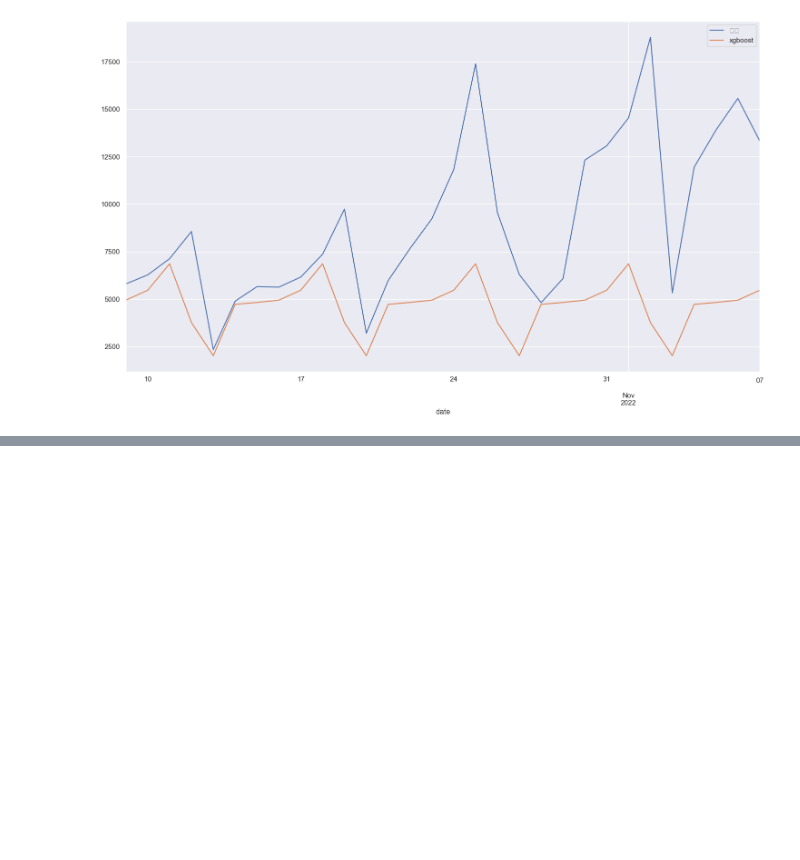
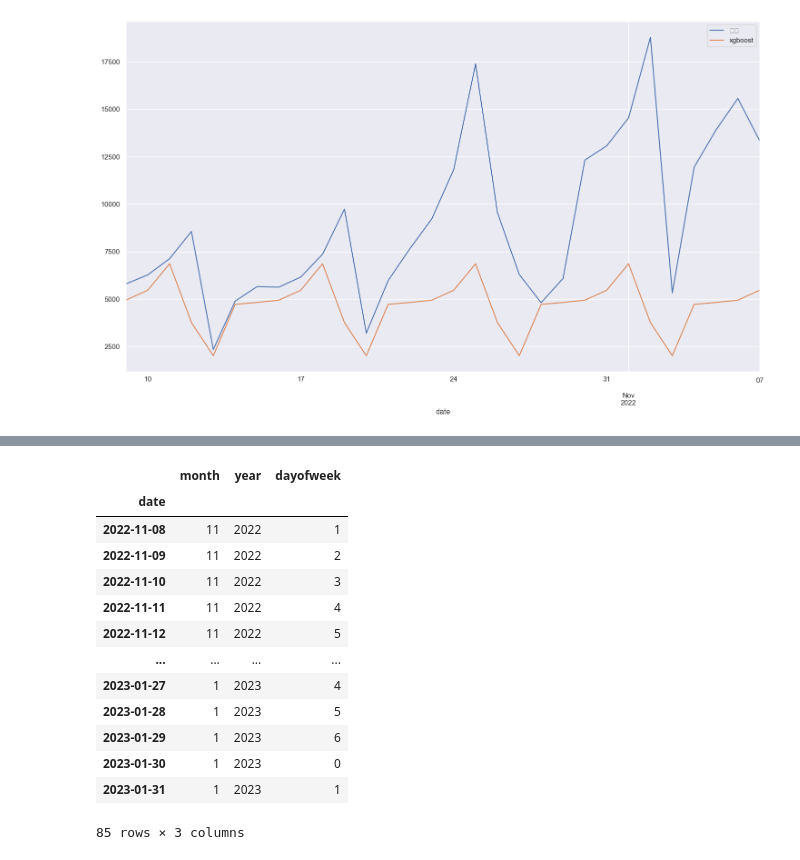
Before and after one commit to L2egg/L2egg, a Jupyter notebook: practice.ipynb, the cells around one changed output, grey strips where cells are left out. Cells and saved outputs as stored; diff of their text form; code cells hidden in the pictures; blank space fills up the shorter version.

```diff
--- a/practice.ipynb
+++ b/practice.ipynb
@@ -644,0 +693,17 @@ get_result(date_4_start, date_4_end, '2022-10-09')
+# %%
+df_pred
+# %% [output]
+|  | month | year | dayofweek |
+| date |  |  |  |
+| 2022-11-08 | 11 | 2022 | 1 |
+| 2022-11-09 | 11 | 2022 | 2 |
+| 2022-11-10 | 11 | 2022 | 3 |
+| 2022-11-11 | 11 | 2022 | 4 |
+| 2022-11-12 | 11 | 2022 | 5 |
+| ... | ... | ... | ... |
+| 2023-01-27 | 1 | 2023 | 4 |
+| 2023-01-28 | 1 | 2023 | 5 |
+| 2023-01-29 | 1 | 2023 | 6 |
+| 2023-01-30 | 1 | 2023 | 0 |
+| 2023-01-31 | 1 | 2023 | 1 |
+85 rows × 3 columns
```
Also changed, not shown: parts of 14 cells of this notebook.
